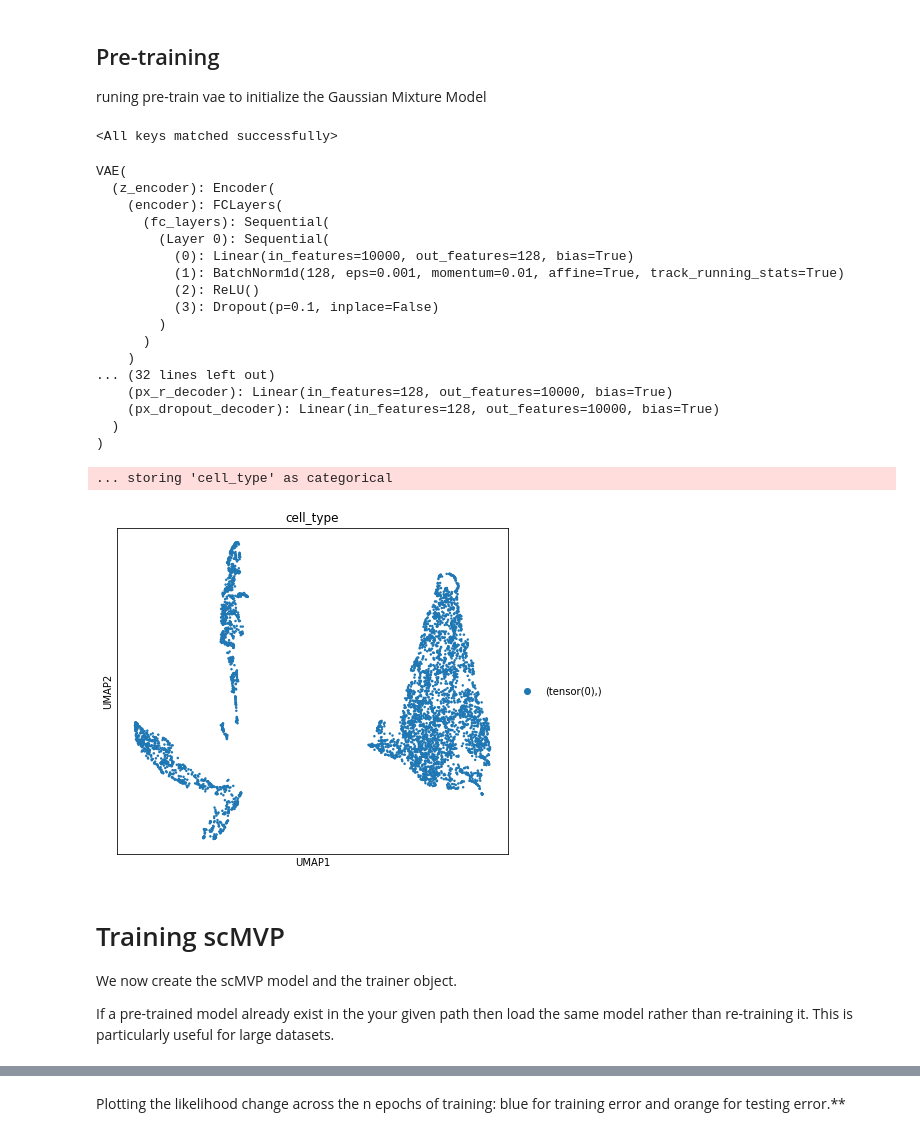
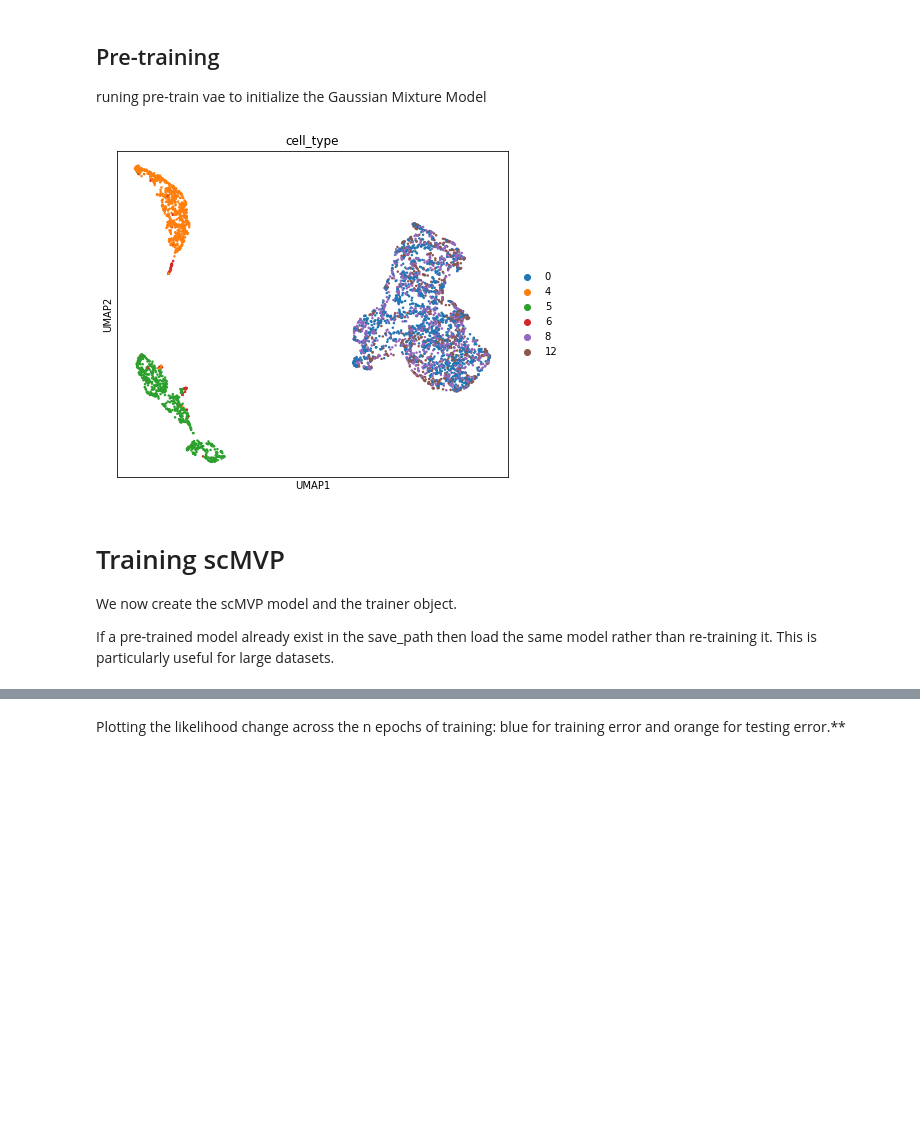
Before and after one commit to bm2-lab/scMVP, a Jupyter notebook: demos/scMVP_tutorial.ipynb, the cells around one changed output, grey strips where cells are left out. Drawn from its saved outputs; the diff is of its cells as text; code cells hidden in the pictures; blank space fills up the shorter version.

Commit message:
scMVP revise model

```diff
--- a/demos/scMVP_tutorial.ipynb
+++ b/demos/scMVP_tutorial.ipynb
@@ -49,0 +56,13 @@ dataset = SciCarDemo(dataset_name="CellLineMixture",data_path=save_path)
+# %%
+def allow_mmvae_for_test():
+    print("Testing the basic tutorial scMVP")
+
+test_mode = False
+save_path = "data/"
+n_epochs_all = None
+show_plot = True
+
+if not test_mode:
+    save_path = "E:/data/qiliu/single-cell program/ATAC/science data/"
+
+dataset = scienceDataset(dataset_name="CellLineMixture", save_path=save_path, measurement_names_column=1, is_binary = True)
@@ -87,7 +109,7 @@ if test_mode is False:
 * __n_centroids__: Set the number of cell types
 * __n_alfa__: Set the weight of KL loss
 # %%
-n_epochs = 50 if n_epochs_all is None else n_epochs_all
+n_epochs = 30 if n_epochs_all is None else n_epochs_all
 lr = 1e-3
 use_batches = False
 use_cuda = True
@@ -97,87 +119,48 @@ n_alfa = 1.0
 ## Pre-training
 runing pre-train vae to initialize the Gaussian Mixture Model
 # %%
-train_model_path = "dataset/pretrain_model/"
-
 pre_vae = VAE(dataset.nb_genes, n_batch=256)
 pre_trainer = UnsupervisedTrainer(
     pre_vae,
     dataset,
     train_size=0.75,
     use_cuda=use_cuda,
     frequency=5
 )
 is_test_pragram = False
 if is_test_pragram:
     pre_trainer.train(n_epochs=n_epochs, lr=lr)
-    torch.save(pre_trainer.model.state_dict(), '%s/scMVP_tutorial_GMM.pkl' % train_model_path)
+    torch.save(pre_trainer.model.state_dict(), '%s/pre_trainer6.pkl' % save_path)
 
-if os.path.isfile('%s/scMVP_tutorial_GMM.pkl' % train_model_path):
-    pre_trainer.model.load_state_dict(torch.load('%s/scMVP_tutorial_GMM.pkl' % train_model_path))
+if os.path.isfile('%s/pre_trainer6.pkl' % save_path):
+    pre_trainer.model.load_state_dict(torch.load('%s/pre_trainer6.pkl' % save_path))
     pre_trainer.model.eval()
 else:
     #pre_trainer.model.init_gmm_params(dataset)
     pre_trainer.train(n_epochs=n_epochs, lr=lr)
-    torch.save(pre_trainer.model.state_dict(), '%s/scMVP_tutorial_GMM.pkl' % train_model_path)
+    torch.save(pre_trainer.model.state_dict(), '%s/pre_trainer6.pkl' % save_path)
 
 # pretrainer_posterior:
 full = pre_trainer.create_posterior(pre_trainer.model, dataset, indices=np.arange(len(dataset)))
 latent, batch_indices, labels = full.sequential().get_latent()
 batch_indices = batch_indices.ravel()
 imputed_values = full.sequential().imputation()
 
-sample_latents = torch.tensor([])
-samples = torch.tensor([])
-sample_labels = torch.tensor([])
-for tensors_list in range(int(len(imputed_values)/256)+1):
-    if tensors_list == range(int(len(imputed_values)/256)):
-        x = torch.zeros((256,len(imputed_values[0])))
-        x[0:len(x)-256*tensors_list,:] = torch.tensor(imputed_values[tensors_list * 256:len(imputed_values), :])
-        y = torch.zeros((256))
-        y[0:len(x)-256*tensors_list,:]  = torch.tensor(dataset.labels[tensors_list * 256:len(imputed_values)].astype(int))
-        temp_samples = pre_trainer.model.get_latents(x,y)
-        for temp_sample in temp_samples:
-            sample_latents = torch.cat((sample_latents, temp_sample[0:len(x)-256*tensors_list,:].float()))
-    temp_samples = pre_trainer.model.get_latents(
-        x=torch.tensor(imputed_values[tensors_list * 256:(1 + tensors_list) * 256, :]),
-        y=torch.tensor(dataset.labels[tensors_list * 256:(1 + tensors_list) * 256].astype(int)))
-    for temp_sample in temp_samples:
-        sample_latents = torch.cat((sample_latents, temp_sample.float()))
-
 # visulization
 prior_adata = anndata.AnnData(X=dataset.X)
-prior_adata.obsm["X_multi_vi"] = sample_latents.detach().numpy()
-prior_adata.obs['cell_type'] = torch.tensor(dataset.labels[0:len(sample_latents)].astype(int))
+prior_adata.obsm["X_multi_vi"] = latent
+prior_adata.obs['cell_type'] = pd.Categorical(labels.astype(int))
 sc.pp.neighbors(prior_adata, use_rep="X_multi_vi", n_neighbors=15)
 sc.tl.umap(prior_adata, min_dist=0.1)
 fig, ax = plt.subplots(figsize=(7, 6))
 sc.pl.umap(prior_adata, color=["cell_type"], ax=ax, show=show_plot)
 # %% [output]
-<All keys matched successfully>
-VAE(
-  (z_encoder): Encoder(
-    (encoder): FCLayers(
-      (fc_layers): Sequential(
-        (Layer 0): Sequential(
-          (0): Linear(in_features=10000, out_features=128, bias=True)
-          (1): BatchNorm1d(128, eps=0.001, momentum=0.01, affine=True, track_running_stats=True)
-          (2): ReLU()
-          (3): Dropout(p=0.1, inplace=False)
-        )
-      )
-    )
-... (32 lines left out)
-    (px_r_decoder): Linear(in_features=128, out_features=10000, bias=True)
-    (px_dropout_decoder): Linear(in_features=128, out_features=10000, bias=True)
-  )
-)
-... storing 'cell_type' as categorical
-[figure, old version]
+[figure, new version]
 # %% [markdown]
 # Training scMVP
 We now create the scMVP model and the trainer object.
 
-If a pre-trained model already exist in the your given path then load the same model rather than re-training it. This is particularly useful for large datasets.
+If a pre-trained model already exist in the save_path then load the same model rather than re-training it. This is particularly useful for large datasets.
 # %%
 multi_vae = Multi_VAE(dataset.nb_genes, len(dataset.atac_names), n_batch=256, n_centroids=n_centroids, n_alfa = n_alfa, mode="mm-vae") # should provide ATAC num, alfa, mode and loss type
 trainer = MultiTrainer(
```
Also changed, not shown: parts of 18 cells of this notebook, 7 other files.
